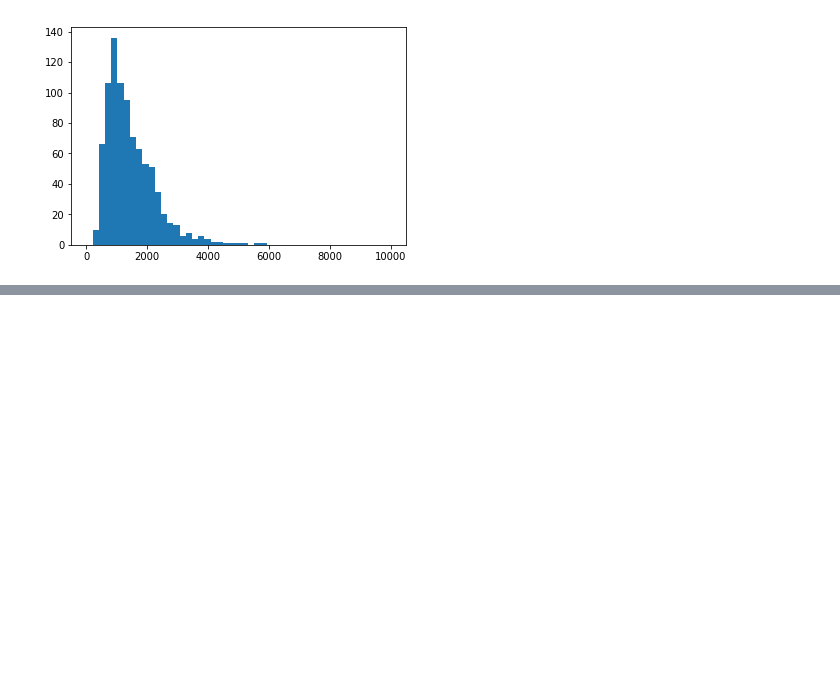
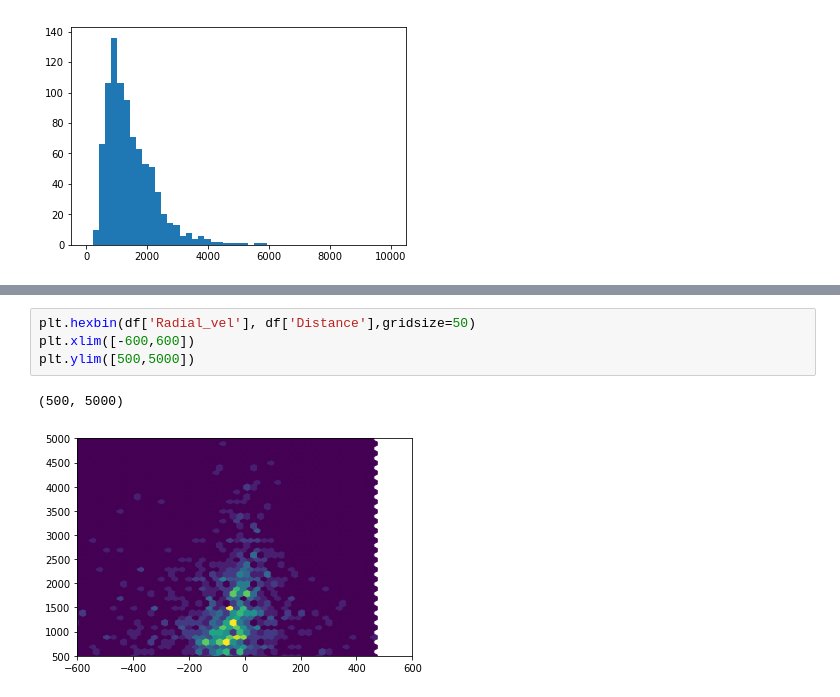
Before and after one commit to cgomez11/projectLC, a Jupyter notebook: nb/explora.ipynb, the cells around one changed output, grey strips where cells are left out. Saved outputs shown, nothing was run; the diff lists cells and outputs as text; blank space fills up the shorter version.

```diff
--- a/nb/explora.ipynb
+++ b/nb/explora.ipynb
@@ -50,0 +59,7 @@ a = plt.hist(d, bins=np.linspace(0,10000,50))
+# %%
+plt.hexbin(df['Radial_vel'], df['Distance'],gridsize=50)
+plt.xlim([-600,600])
+plt.ylim([500,5000])
+# %% [output]
+(500, 5000)
+[figure, added]
```
Also changed, not shown: parts of 4 cells of this notebook.
